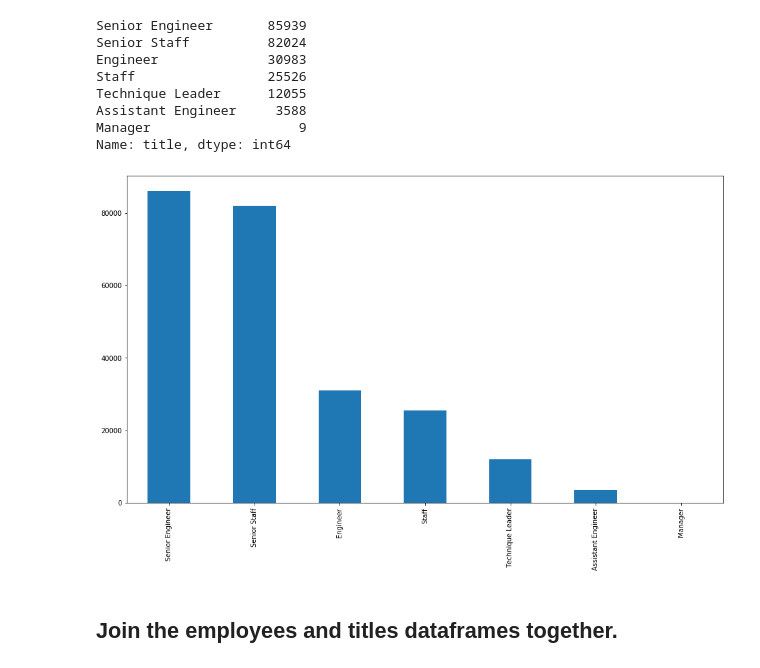
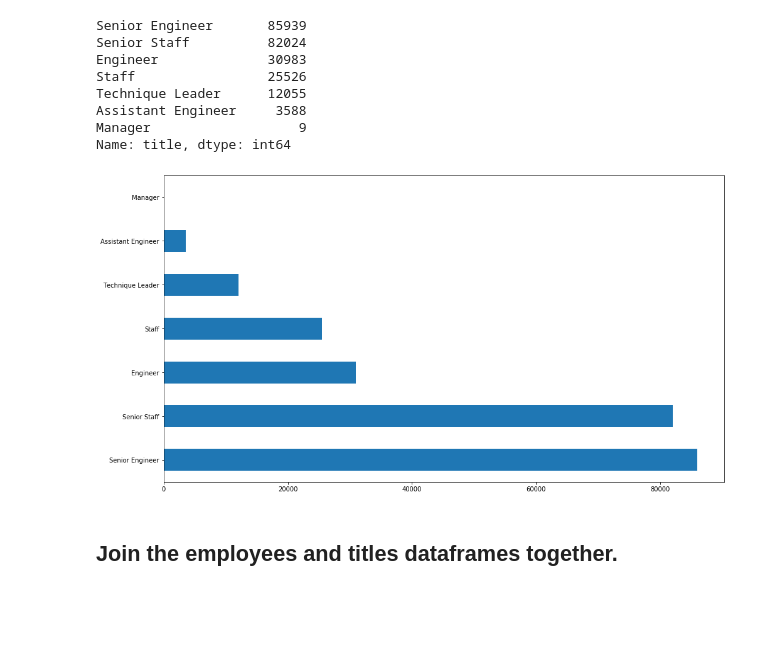
Before and after one commit to chasethompson/python-exercises, a Jupyter notebook: 4.8.4.4_advanced_dataframes.ipynb, the cells around one changed output. Cells and saved outputs as stored; diff of their text form; code cells hidden in the pictures; blank space fills up the shorter version.

```diff
--- a/4.8.4.4_advanced_dataframes.ipynb
+++ b/4.8.4.4_advanced_dataframes.ipynb
@@ -350,9 +382,9 @@ Manager                   9
 Name: title, dtype: int64
 # %%
 plt.figure(figsize=(16, 9))
-current_emp['title'].value_counts().plot.bar()
+current_emp['title'].value_counts().plot.barh()
 plt.show()
 # %% [output]
-[figure, old version]
+[figure, new version]
 # %% [markdown]
 ## Join the employees and titles dataframes together.
```
Also changed, not shown: parts of 9 cells of this notebook.
